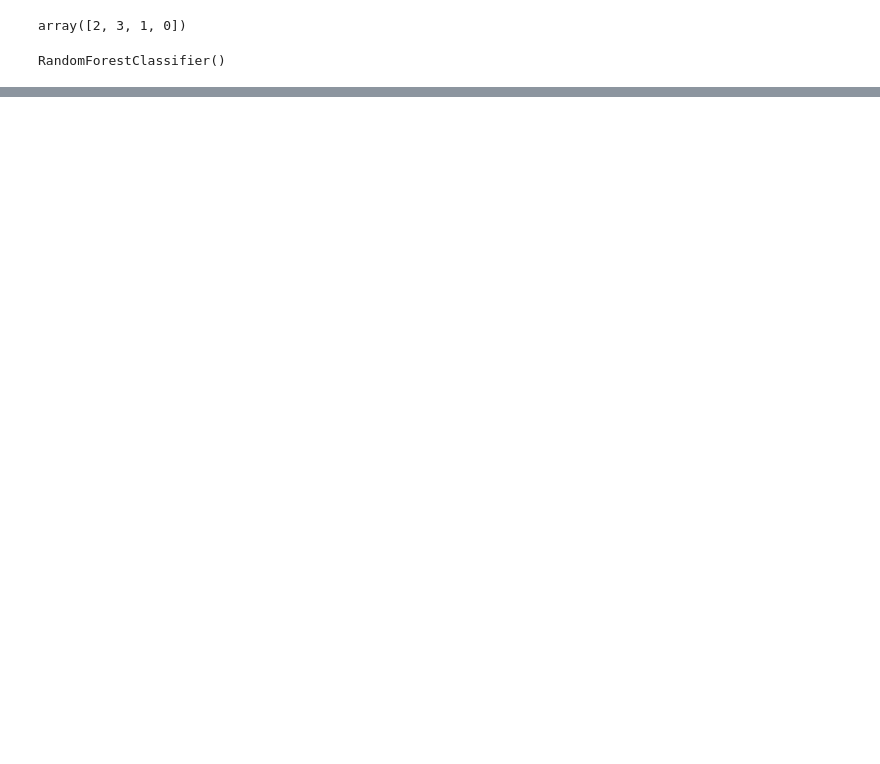
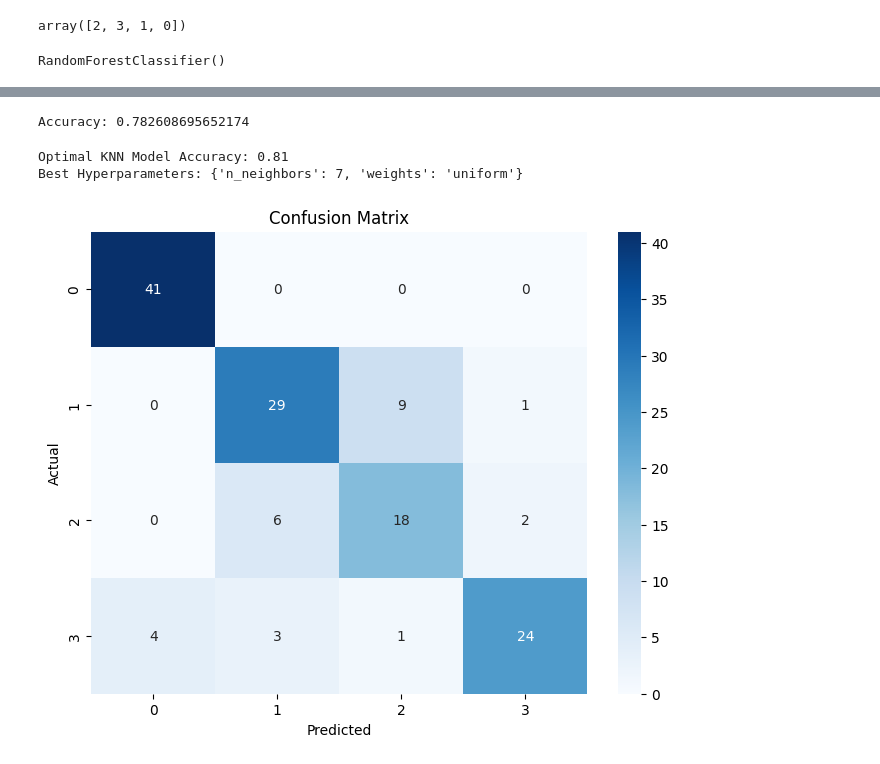
Before and after one commit to HalaShawky/Music-Mood-Prediction, a Jupyter notebook: Music-Mood-Code.ipynb, the cells around one changed output, grey strips where cells are left out. Saved outputs shown, nothing was run; the diff lists cells and outputs as text; code cells hidden in the pictures; blank space fills up the shorter version.

```diff
--- a/Music-Mood-Code.ipynb
+++ b/Music-Mood-Code.ipynb
@@ -276,0 +344,62 @@ KeyError: ignored
+# %%
+from sklearn.metrics import accuracy_score, confusion_matrix, precision_score, recall_score, ConfusionMatrixDisplay
+
+y_pred = best_rf.predict(X_test)
+
+accuracy = accuracy_score(y_test, y_pred)
+
+
+
+print("Accuracy:", accuracy)
+# %% [output]
+Accuracy: 0.782608695652174
+# %%
+import pandas as pd
+import seaborn as sns
+import matplotlib.pyplot as plt
+from sklearn.model_selection import train_test_split
+from sklearn.neighbors import KNeighborsClassifier
+from sklearn.metrics import accuracy_score, confusion_matrix
+from sklearn.preprocessing import StandardScaler
+from sklearn.model_selection import GridSearchCV
+
+# Standardize the features (important for KNN)
+scaler = StandardScaler()
+X_train_scaled = scaler.fit_transform(X_train)
+X_test_scaled = scaler.transform(X_test)
+
+# Create a KNN classifier
+knn_classifier = KNeighborsClassifier()
+
+# Define a parameter grid for hyperparameter tuning
+param_grid = {'n_neighbors': [3, 5, 7, 9], 'weights': ['uniform', 'distance']}
+
+# Use GridSearchCV to find the best hyperparameters
+grid_search = GridSearchCV(knn_classifier, param_grid, cv=5, scoring='accuracy')
+grid_search.fit(X_train_scaled, y_train)
+
+# Get the best model from the grid search
+best_knn_model = grid_search.best_estimator_
+
+# Make predictions on the test set
+y_pred = best_knn_model.predict(X_test_scaled)
+
+# Evaluate the accuracy
+accuracy = accuracy_score(y_test, y_pred)
+print(f"Optimal KNN Model Accuracy: {accuracy:.2f}")
+print("Best Hyperparameters:", grid_search.best_params_)
+
+# Create a confusion matrix
+conf_matrix = confusion_matrix(y_test, y_pred)
+
+# Create a heatmap of the confusion matrix
+plt.figure(figsize=(8, 6))
+sns.heatmap(conf_matrix, annot=True, fmt='d', cmap='Blues', xticklabels=best_knn_model.classes_, yticklabels=best_knn_model.classes_)
+plt.title('Confusion Matrix')
+plt.xlabel('Predicted')
+plt.ylabel('Actual')
+plt.show()
+# %% [output]
+Optimal KNN Model Accuracy: 0.81
+Best Hyperparameters: {'n_neighbors': 7, 'weights': 'uniform'}
+[figure, added]
```
Also changed, not shown: parts of 16 cells of this notebook.
